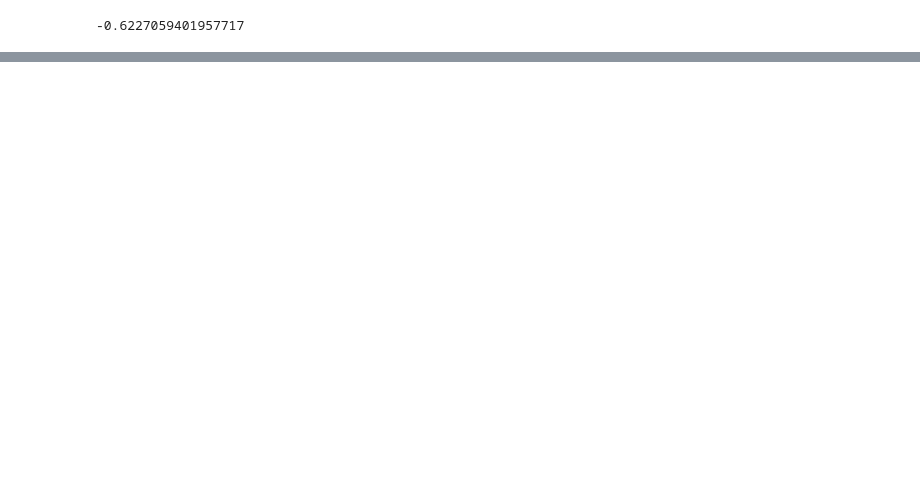
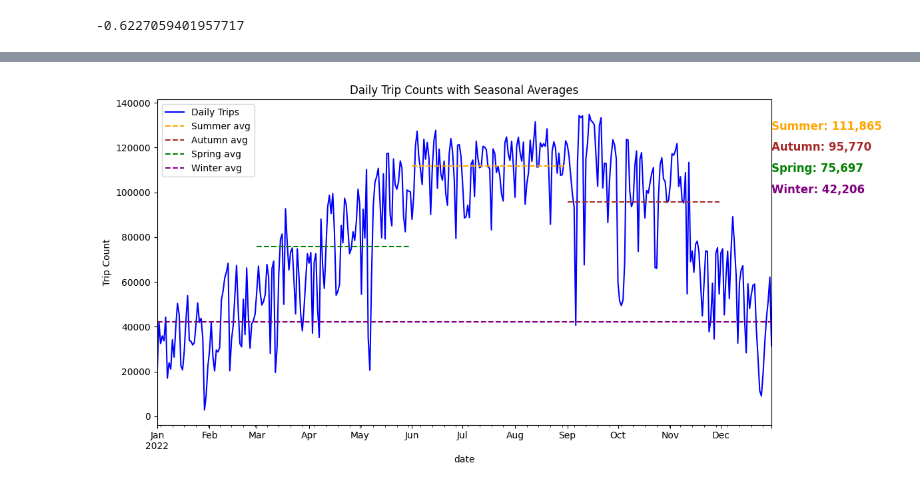
Before and after one commit to SeanKGitHub/CitiBike_NY, a Jupyter notebook: notebooks/trips_time_series.ipynb, the cells around one changed output, grey strips where cells are left out. Cells and saved outputs as stored; diff of their text form; code cells hidden in the pictures; blank space fills up the shorter version.

```diff
--- a/notebooks/trips_time_series.ipynb
+++ b/notebooks/trips_time_series.ipynb
@@ -147,0 +167,19 @@ print(demand_difference)
+# %%
+fig, ax = plt.subplots(figsize=(12, 6))
+
+# Plot daily trip counts
+df['trip_count'].plot(ax=ax, label='Daily Trips', color='blue')
+
+# Add horizontal lines for each season's average
+season_colors = {'Spring': 'green', 'Summer': 'orange', 'Autumn': 'brown', 'Winter': 'purple'}
+for season, avg in seasonal_avg.items():
+    ax.hlines(y=avg, xmin=df.index.min(), xmax=df.index.max(),
+              colors=season_colors[season], linestyles='dashed', label=f'{season} avg')
+    # Annotate the average value
+    ax.text(df.index[-1], avg, f'{season}: {avg:,}', va='center', ha='left', color=season_colors[season], fontsize=10)
+
+ax.set_title("Daily Trip Counts with Seasonal Averages")
+ax.set_ylabel("Trip Count")
+ax.legend()
+plt.tight_layout()
+plt.show()
@@ -147,0 +188,44 @@ print(demand_difference)
+# %%
+# Sort seasonal_avg from highest to lowest
+seasonal_avg_sorted = seasonal_avg.sort_values(ascending=False)
+
+fig, ax = plt.subplots(figsize=(12, 6))
+
+# Plot daily trip counts
+df['trip_count'].plot(ax=ax, label='Daily Trips', color='blue')
+
+# Define season months and colors
+season_months = {
+    'Spring': [3, 4, 5],
+    'Summer': [6, 7, 8],
+    'Autumn': [9, 10, 11],
+    'Winter': [12, 1, 2]
+}
+season_colors = {'Spring': 'green', 'Summer': 'orange', 'Autumn': 'brown', 'Winter': 'purple'}
+
+# Calculate annotation positions
+right_x = df.index.max()
+y_start = df['trip_count'].max() * 0.98
+y_offset = df['trip_count'].max() * 0.07
+
+for i, (season, avg) in enumerate(seasonal_avg_sorted.items()):
+    # Draw the horizontal line for the season
+    months = season_months[season]
+    season_dates = df.index[df.index.month.isin(months)]
+    if len(season_dates) == 0:
+        continue
+    start = season_dates.min()
+    end = season_dates.max()
+    ax.hlines(y=avg, xmin=start, xmax=end,
+              colors=season_colors[season], linestyles='dashed', label=f'{season} avg')
+    # Annotate at the right, stacked vertically from top (highest value)
+    y_annot = y_start - i * y_offset
+    ax.text(right_x, y_annot, f"{season}: {avg:,}", va='top', ha='left', color=season_colors[season], fontsize=12, fontweight='bold')
+
+ax.set_title("Daily Trip Counts with Seasonal Averages")
+ax.set_ylabel("Trip Count")
+ax.legend()
+plt.tight_layout()
+plt.show()
+# %% [output]
+[figure, added]
```
Also changed, not shown: parts of 6 cells of this notebook, 4 other files.
